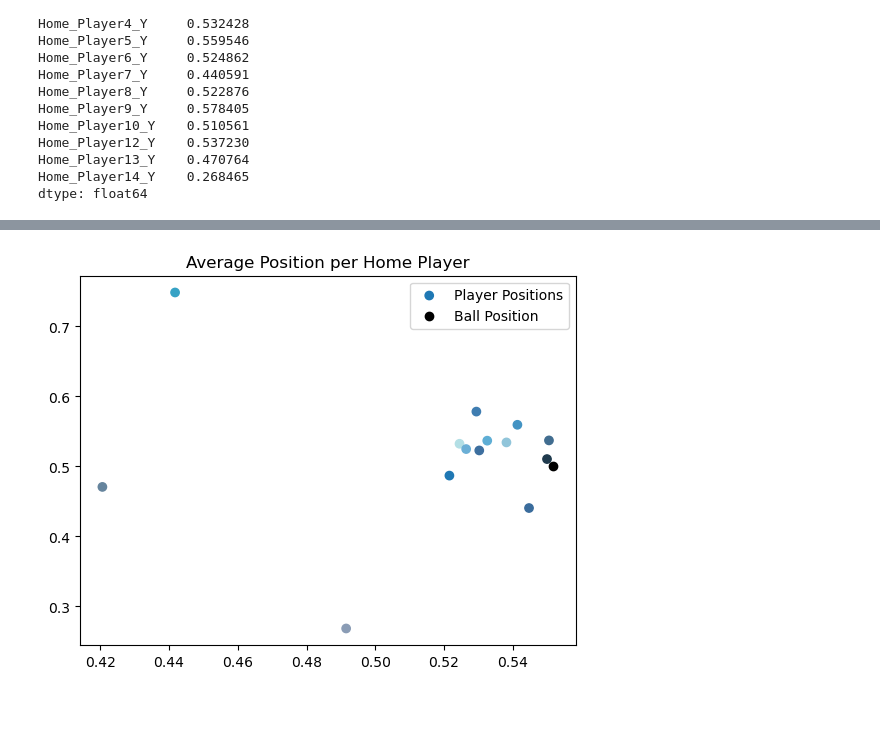
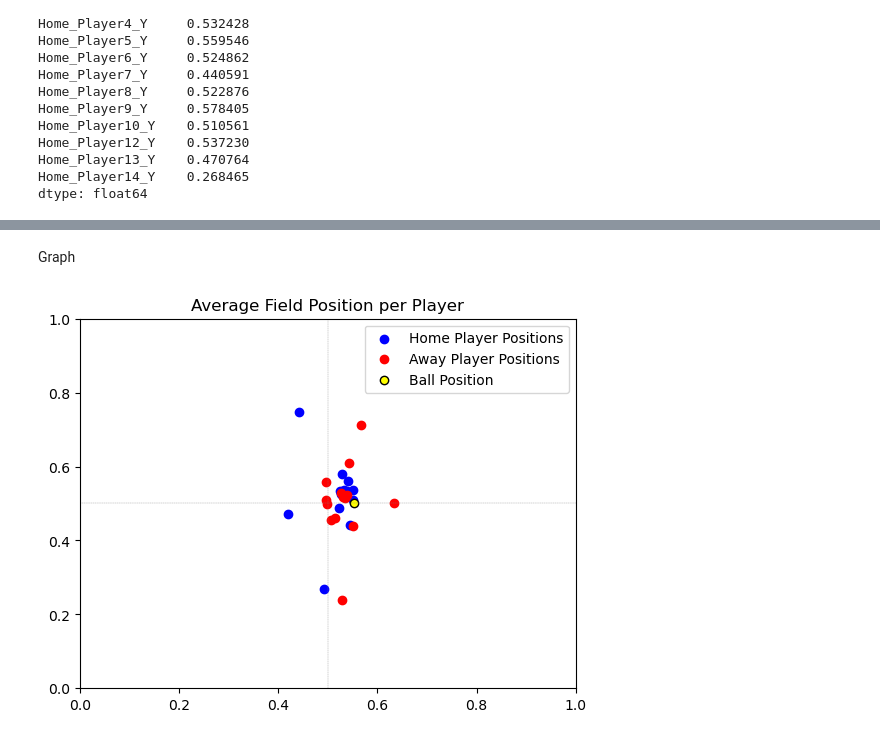
Before and after one commit to lnyousif/Football101, a Jupyter notebook: Sean Notebook.ipynb, the cells around one changed output, grey strips where cells are left out. Drawn from its saved outputs; the diff is of its cells as text; code cells hidden in the pictures; blank space fills up the shorter version.

```diff
--- a/Sean Notebook.ipynb
+++ b/Sean Notebook.ipynb
@@ -599,7 +599,7 @@ Home_Player13_X    0.420618
 Home_Player14_X    0.491533
 dtype: float64
 # %%
-y_home_positional_avg_value = positional_avg_value[['Home_Player11_Y',
+y_home_positional_avg_value = home_positional_avg_value[['Home_Player11_Y',
        'Home_Player1_Y', 'Home_Player2_Y', 'Home_Player3_Y', 'Home_Player4_Y',
        'Home_Player5_Y', 'Home_Player6_Y', 'Home_Player7_Y', 'Home_Player8_Y',
        'Home_Player9_Y', 'Home_Player10_Y', 'Home_Player12_Y', 'Home_Player13_Y',
@@ -623,0 +716,13 @@ dtype: float64
+# %%
+columns_to_search = ['Away_Player25_X', 'Away_Player25_Y',
+       'Away_Player15_X', 'Away_Player15_Y', 'Away_Player16_X',
+       'Away_Player16_Y', 'Away_Player17_X', 'Away_Player17_Y',
+       'Away_Player18_X', 'Away_Player18_Y', 'Away_Player19_X',
+       'Away_Player19_Y', 'Away_Player20_X', 'Away_Player20_Y',
+       'Away_Player21_X', 'Away_Player21_Y', 'Away_Player22_X',
+       'Away_Player22_Y', 'Away_Player23_X', 'Away_Player23_Y',
+       'Away_Player24_X', 'Away_Player24_Y', 'Away_Player26_X',
+       'Away_Player26_Y', 'Away_Player27_X', 'Away_Player27_Y',
+       'Away_Player28_X', 'Away_Player28_Y', 'Ball_X', 'Ball_Y']
+away_positional_avg_value = sample_game_1_away[columns_to_search].mean()
+away_positional_avg_value
@@ -623,0 +747,7 @@ dtype: float64
+# %%
+x_away_positional_avg_value = away_positional_avg_value[['Away_Player25_X',
+       'Away_Player15_X', 'Away_Player16_X', 'Away_Player17_X', 'Away_Player18_X',
+       'Away_Player19_X', 'Away_Player20_X', 'Away_Player21_X', 'Away_Player22_X',
+       'Away_Player23_X', 'Away_Player24_X', 'Away_Player26_X', 'Away_Player27_X',
+       'Away_Player28_X']]
+x_away_positional_avg_value
@@ -623,0 +770,7 @@ dtype: float64
+# %%
+y_away_positional_avg_value = away_positional_avg_value[['Away_Player25_Y',
+       'Away_Player15_Y', 'Away_Player16_Y', 'Away_Player17_Y', 'Away_Player18_Y',
+       'Away_Player19_Y', 'Away_Player20_Y', 'Away_Player21_Y', 'Away_Player22_Y',
+       'Away_Player23_Y', 'Away_Player24_Y', 'Away_Player26_Y', 'Away_Player27_Y',
+       'Away_Player28_Y']]
+y_away_positional_avg_value
@@ -624,11 +793,21 @@ dtype: float64
+# %% [markdown]
+Graph
 # %%
-colors = ['#1f78b4', '#36a2c5', '#5eaed5', '#91c5da', '#b3dfe5',
+home_colors = ['#1f78b4', '#36a2c5', '#5eaed5', '#91c5da', '#b3dfe5',
           '#4393c3', '#6bafd6', '#3a6c9c', '#3d6f9f', '#3f7db1',
           '#1f3a4d', '#416d90', '#65849d', '#8a9cb5']
-plt.scatter(x_home_positional_avg_value, y_home_positional_avg_value, color = colors, label = "Player Positions")
-plt.scatter(home_positional_avg_value["Ball_X"], home_positional_avg_value["Ball_Y"], color = 'black', label = "Ball Position")
-plt.title("Average Position per Home Player")
+away_colors = ['#d73027', '#f46d43', '#fdae61', '#fee08b', '#d73027',
+              '#f46d43', '#fdae61', '#fee08b', '#d73027', '#f46d43',
+              '#fdae61', '#fee08b', '#d73027', '#f46d43']
+plt.scatter(x_home_positional_avg_value, y_home_positional_avg_value, color = "blue", label = "Home Player Positions")
+plt.scatter(x_away_positional_avg_value, y_away_positional_avg_value, color = "red", label = "Away Player Positions")
+plt.scatter(home_positional_avg_value["Ball_X"], home_positional_avg_value["Ball_Y"], color = 'yellow', edgecolor = 'black', label = "Ball Position")
+plt.title("Average Field Position per Player")
+plt.xlim(0,1)
+plt.ylim(0,1)
+plt.axvline(x=0.5, color='gray', linestyle='--', linewidth = 0.25)
+plt.axhline(y=0.5, color='gray', linestyle='--', linewidth = 0.25)
 plt.legend()
 plt.show()
 # %% [output]
-[figure, old version]
+[figure, new version]
```
Also changed, not shown: parts of 14 cells of this notebook, 1 other file.
